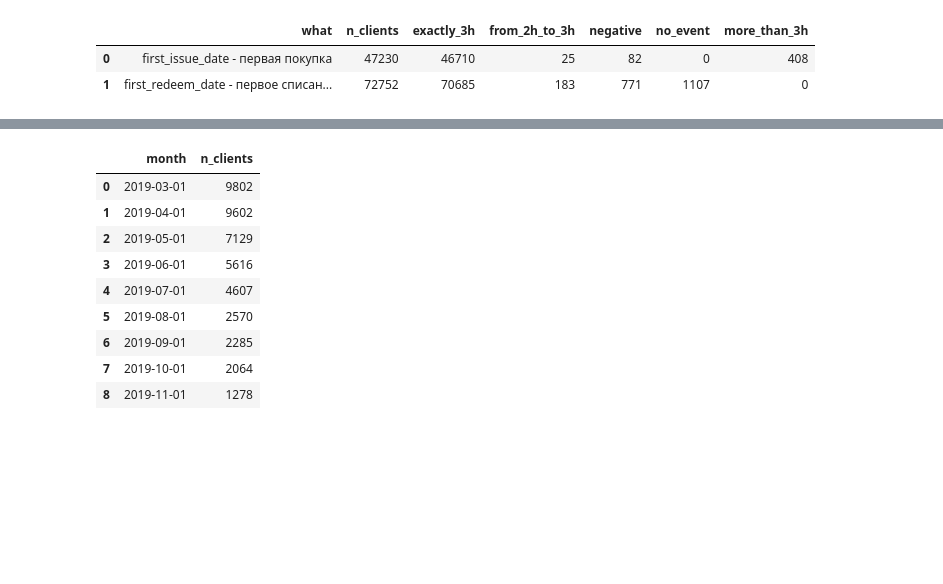
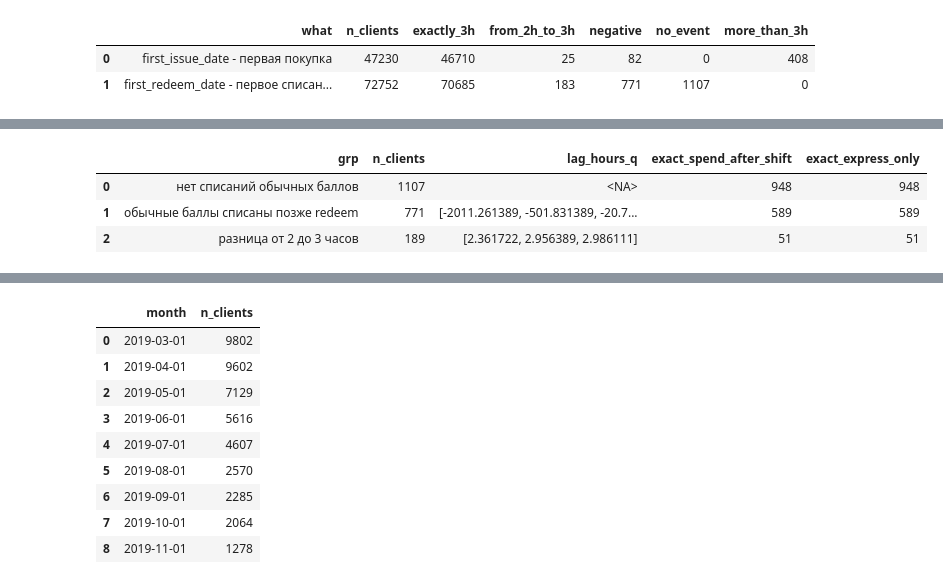
Before and after one commit to artyombelyaev/x5-uplift-modeling, a Jupyter notebook: notebooks/01_data_quality.ipynb, the cells around one changed output, grey strips where cells are left out. Cells and saved outputs as stored; diff of their text form; code cells hidden in the pictures; blank space fills up the shorter version.

```diff
--- a/notebooks/01_data_quality.ipynb
+++ b/notebooks/01_data_quality.ipynb
@@ -260,0 +283,2 @@ db.run(con, "quality.sql", "clients_time_offset")
+# %%
+db.run(con, "quality.sql", "shift_reverse_check")
@@ -260,0 +297,7 @@ db.run(con, "quality.sql", "clients_time_offset")
+# %%
+db.run(con, "quality.sql", "shift_residual")
+# %% [output]
+|  | grp | n_clients | lag_hours_q | exact_spend_after_shift | exact_express_only |
+| 0 | нет списаний обычных баллов | 1107 | <NA> | 948 | 948 |
+| 1 | обычные баллы списаны позже redeem | 771 | [-2011.261389, -501.831389, -20.7... | 589 | 589 |
+| 2 | разница от 2 до 3 часов | 189 | [2.361722, 2.956389, 2.986111] | 51 | 51 |
```
Also changed, not shown: parts of 16 cells of this notebook, 5 other files.
